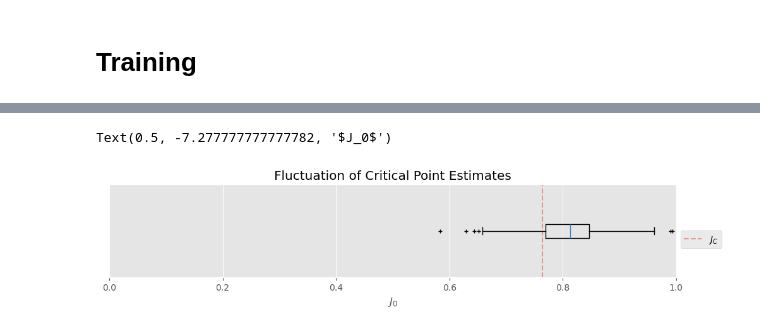
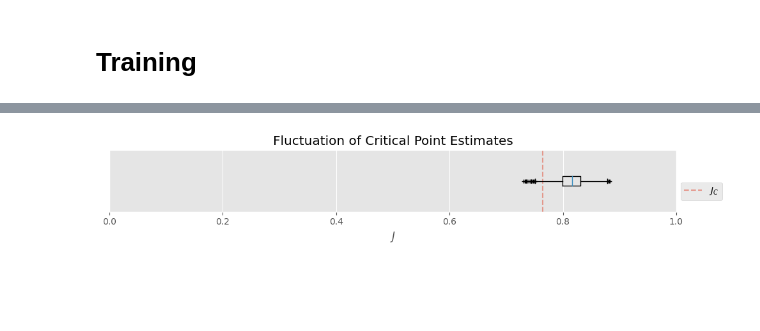
Before and after one commit to jshe2304/dlrg, a Jupyter notebook: train.ipynb, the cells around one changed output, grey strips where cells are left out. Cells and saved outputs as stored; diff of their text form; code cells hidden in the pictures; blank space fills up the shorter version.

Commit message:
need to make figures

```diff
--- a/train.ipynb
+++ b/train.ipynb
@@ -152,29 +152,29 @@ plt.tight_layout()
 # %%
 data = [
     #torch.load('data/a1e_cd_critical_points_2048.pt')[:, 0],
     #torch.load('data/a1_kl_critical_points_4096.pt')[2048:, 0],
-    #torch.load('data/a1_cd_critical_points_4096.pt')[2048:, 0],
-    roots_tensor[~torch.any(roots_tensor.isnan(),dim=1)][:, 0]
+    torch.load('data/a1_cd_critical_points_4096.pt')[2048:, 0],
+    #roots_tensor[~torch.any(roots_tensor.isnan(),dim=1)][:, 0]
 ]
 
 labels = [
     #r'$A_1 \oplus E$',
     #'Kullback-Liebler',
     #r'$A_1$',
     #'Contrastive'
     ''
 ]
 
 fig, ax = plots.boxplots(data, labels)
 
 ax.set_xlim(0, 1)
 ax.set_title('Fluctuation of Critical Point Estimates')
-ax.set_xlabel(r'$J_0$')
+ax.set_xlabel(r'$J$')
 
-#fig.savefig('figures/critical_point_boxplots.png')
+fig.tight_layout()
+fig.savefig('figures/a1_critical_points_boxplot.png')
 # %% [output]
-Text(0.5, -7.277777777777782, '$J_0$')
-[figure, old version]
+[figure, new version]
 # %%
 flow.eval()
 
```
Also changed, not shown: parts of 9 cells of this notebook, 3 other files.
